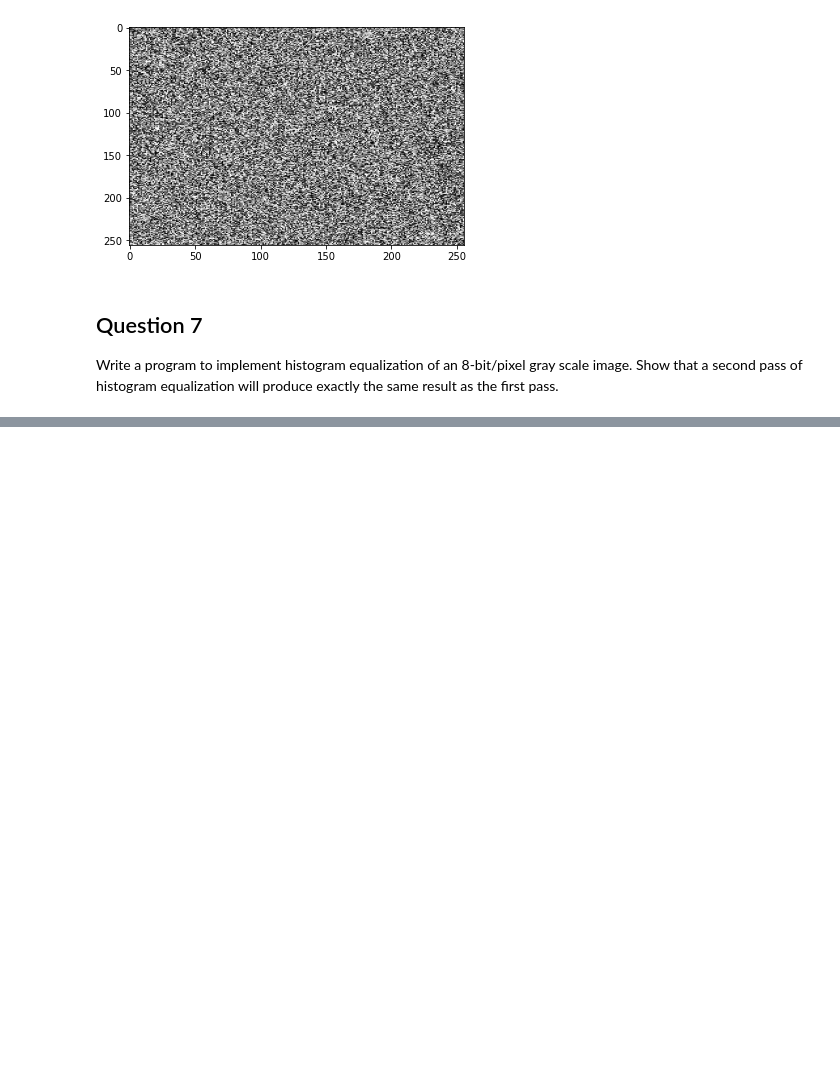
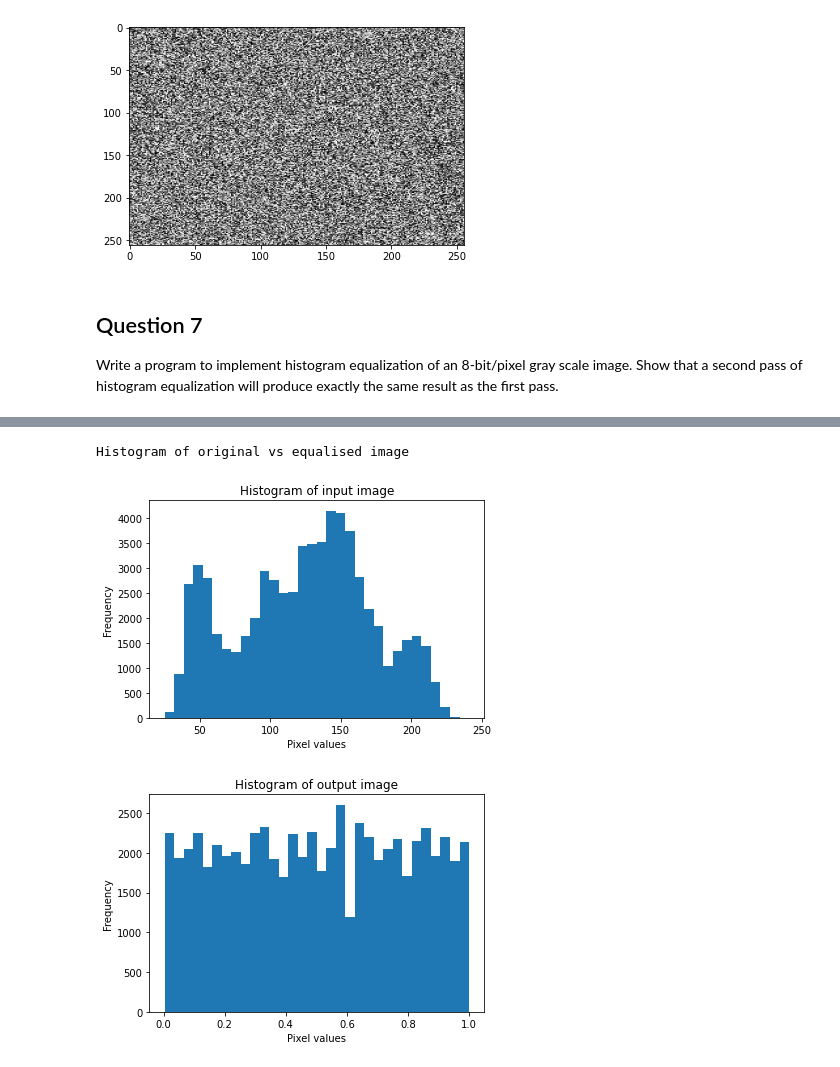
Before and after one commit to diksham1/image-lab, a Jupyter notebook: Assignment_1.ipynb, the cells around one changed output, grey strips where cells are left out. Cells and saved outputs as stored; diff of their text form; code cells hidden in the pictures; blank space fills up the shorter version.

```diff
--- a/Assignment_1.ipynb
+++ b/Assignment_1.ipynb
@@ -200,0 +220,22 @@ Write a program to implement histogram equalization of an 8-bit/pixel gray scale
+# %%
+print("Histogram of original vs equalised image")
+
+plt.figure(1)
+flattened_image = image.flatten()
+plt.hist(flattened_image, bins=32)
+plt.title("Histogram of input image")
+plt.xlabel("Pixel values");
+plt.ylabel("Frequency")
+
+plt.figure(2)
+flattened_image = equalised_image.flatten()
+plt.hist(flattened_image, bins=32)
+plt.title("Histogram of output image")
+plt.xlabel("Pixel values");
+plt.ylabel("Frequency")
+
+plt.show()
+# %% [output]
+Histogram of original vs equalised image
+[figure, added]
+[figure, added]
```
Also changed, not shown: parts of 25 cells of this notebook.
